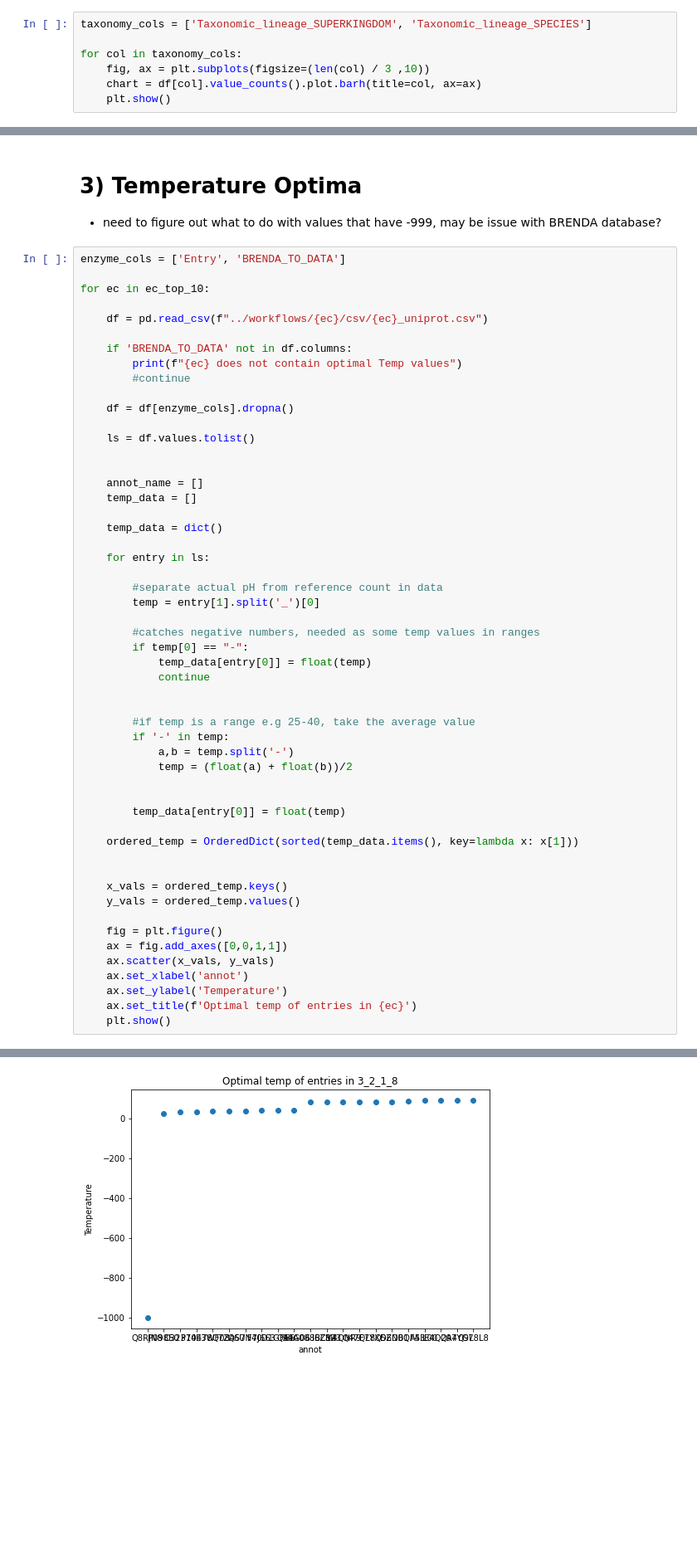
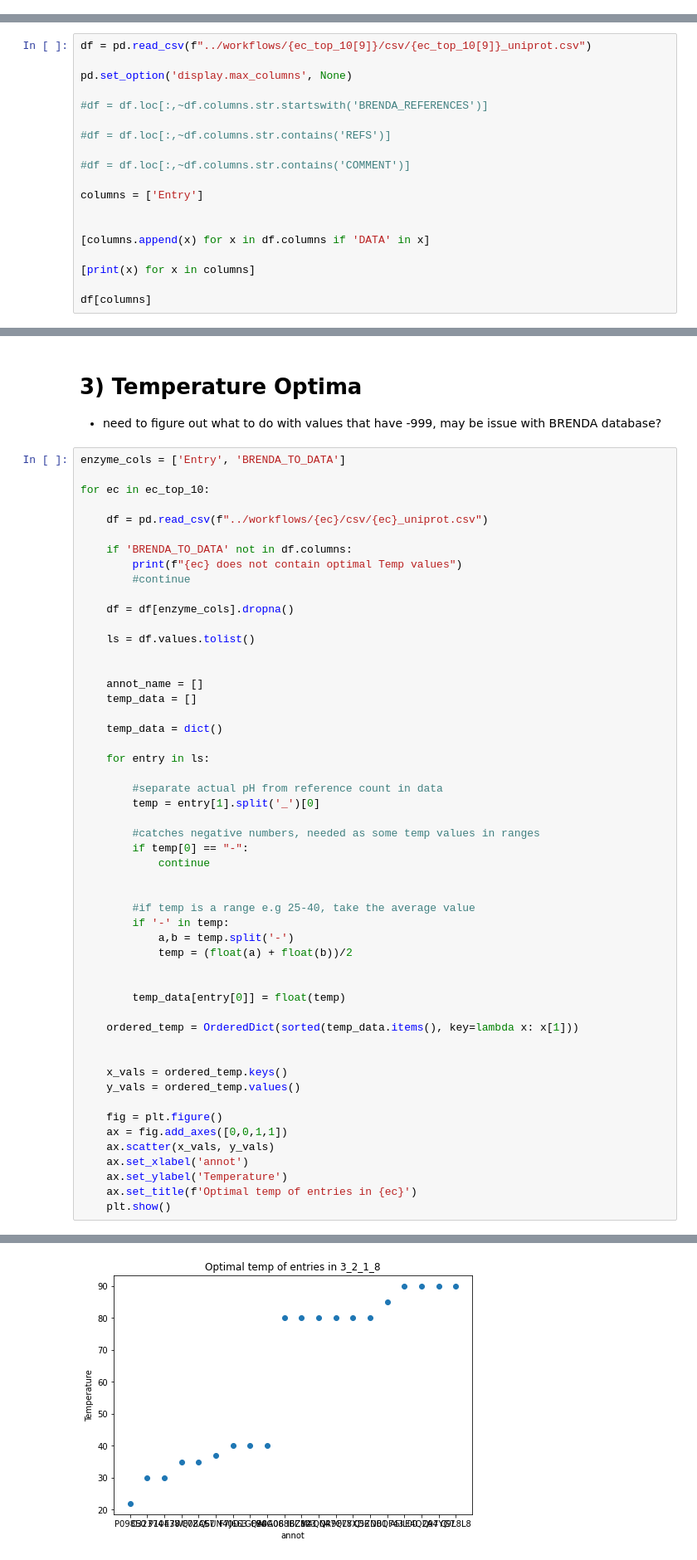
Before and after one commit to SebPorras/bioinfomatics, a Jupyter notebook: DataFrame_reading_copy.ipynb, the cells around one changed output, grey strips where cells are left out. Shown at 83% size. Drawn from its saved outputs; the diff is of its cells as text; blank space fills up the shorter version.

```diff
--- a/DataFrame_reading_copy.ipynb
+++ b/DataFrame_reading_copy.ipynb
@@ -66,7 +52,0 @@ df.loc[:,~df.columns.str.startswith('BRENDA_REFERENCES')]
-# %%
-taxonomy_cols = ['Taxonomic_lineage_SUPERKINGDOM', 'Taxonomic_lineage_SPECIES']
-
-for col in taxonomy_cols:
-    fig, ax = plt.subplots(figsize=(len(col) / 3 ,10))
-    chart = df[col].value_counts().plot.barh(title=col, ax=ax)
-    plt.show()
@@ -162,0 +123,19 @@ ec_top_10 = ['2_7_11_1', '2_7_13_3', '2_7_10_2', '2_7_10_1', '1_14_99_39', '2_5_
+# %%
+df = pd.read_csv(f"../workflows/{ec_top_10[9]}/csv/{ec_top_10[9]}_uniprot.csv")
+
+pd.set_option('display.max_columns', None)
+
+#df = df.loc[:,~df.columns.str.startswith('BRENDA_REFERENCES')]
+
+#df = df.loc[:,~df.columns.str.contains('REFS')]
+
+#df = df.loc[:,~df.columns.str.contains('COMMENT')]
+
+columns = ['Entry']
+
+
+[columns.append(x) for x in df.columns if 'DATA' in x]
+
+[print(x) for x in columns]
+
+df[columns]
@@ -297,39 +307,38 @@ for ec in ec_top_10:
 
         #catches negative numbers, needed as some temp values in ranges
         if temp[0] == "-":
-            temp_data[entry[0]] = float(temp)
             continue
 
 
         #if temp is a range e.g 25-40, take the average value
         if '-' in temp:
             a,b = temp.split('-')
             temp = (float(a) + float(b))/2
 
 
         temp_data[entry[0]] = float(temp)
 
     ordered_temp = OrderedDict(sorted(temp_data.items(), key=lambda x: x[1]))
 
 
     x_vals = ordered_temp.keys()
     y_vals = ordered_temp.values()
 
     fig = plt.figure()
     ax = fig.add_axes([0,0,1,1])
     ax.scatter(x_vals, y_vals)
     ax.set_xlabel('annot')
     ax.set_ylabel('Temperature')
     ax.set_title(f'Optimal temp of entries in {ec}')
     plt.show()
 # %% [output]
 [figure]
 [figure]
 [figure]
 [figure]
 [figure]
 [figure]
-[figure, old version]
+[figure, new version]
 [figure]
 [figure]
 [figure]
```
Also changed, not shown: parts of 8 cells of this notebook.
